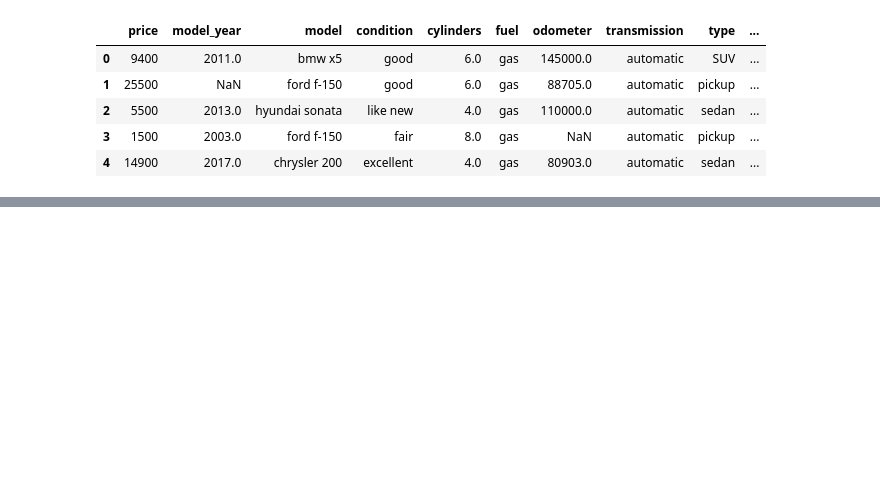
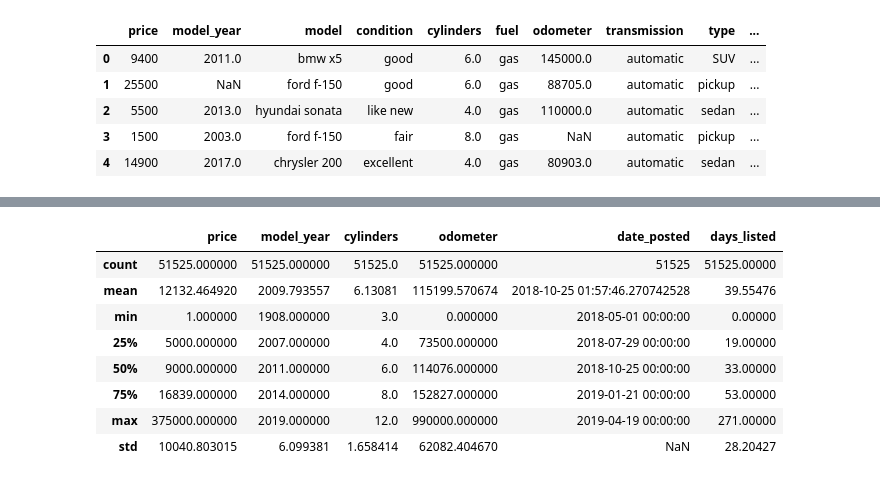
Before and after one commit to Ajlaaa12/software-development-project, a Jupyter notebook: notebooks/EDA.ipynb, the cells around one changed output, grey strips where cells are left out. Cells and saved outputs as stored; diff of their text form; code cells hidden in the pictures; blank space fills up the shorter version.

```diff
--- a/notebooks/EDA.ipynb
+++ b/notebooks/EDA.ipynb
@@ -67 +166,13 @@ days_listed         0
 dtype: int64
+# %%
+vehicles_us.describe()
+# %% [output]
+|  | price | model_year | cylinders | odometer | date_posted | days_listed |
+| count | 51525.000000 | 51525.000000 | 51525.0 | 51525.000000 | 51525 | 51525.00000 |
+| mean | 12132.464920 | 2009.793557 | 6.13081 | 115199.570674 | 2018-10-25 01:57:46.270742528 | 39.55476 |
+| min | 1.000000 | 1908.000000 | 3.0 | 0.000000 | 2018-05-01 00:00:00 | 0.00000 |
+| 25% | 5000.000000 | 2007.000000 | 4.0 | 73500.000000 | 2018-07-29 00:00:00 | 19.00000 |
+| 50% | 9000.000000 | 2011.000000 | 6.0 | 114076.000000 | 2018-10-25 00:00:00 | 33.00000 |
+| 75% | 16839.000000 | 2014.000000 | 8.0 | 152827.000000 | 2019-01-21 00:00:00 | 53.00000 |
+| max | 375000.000000 | 2019.000000 | 12.0 | 990000.000000 | 2019-04-19 00:00:00 | 271.00000 |
+| std | 10040.803015 | 6.099381 | 1.658414 | 62082.404670 | NaN | 28.20427 |
```
Also changed, not shown: parts of 25 cells of this notebook.
